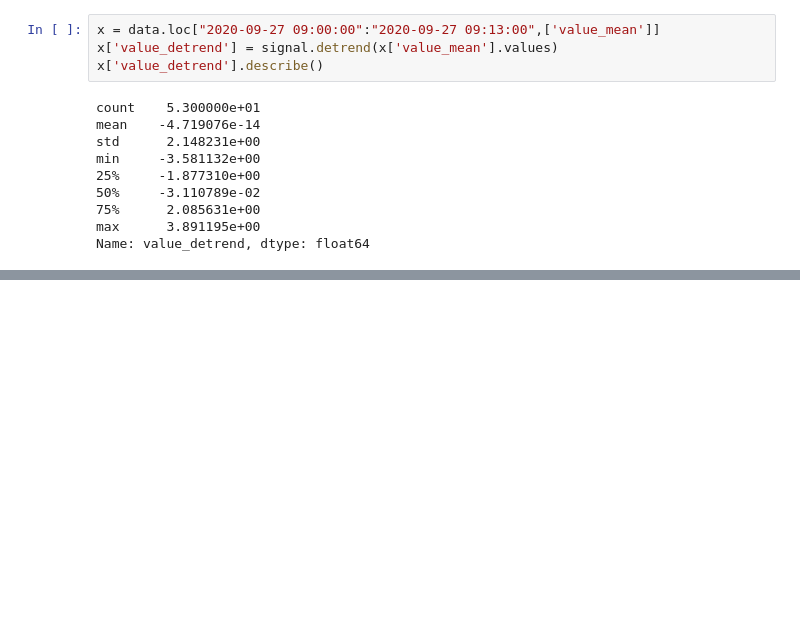
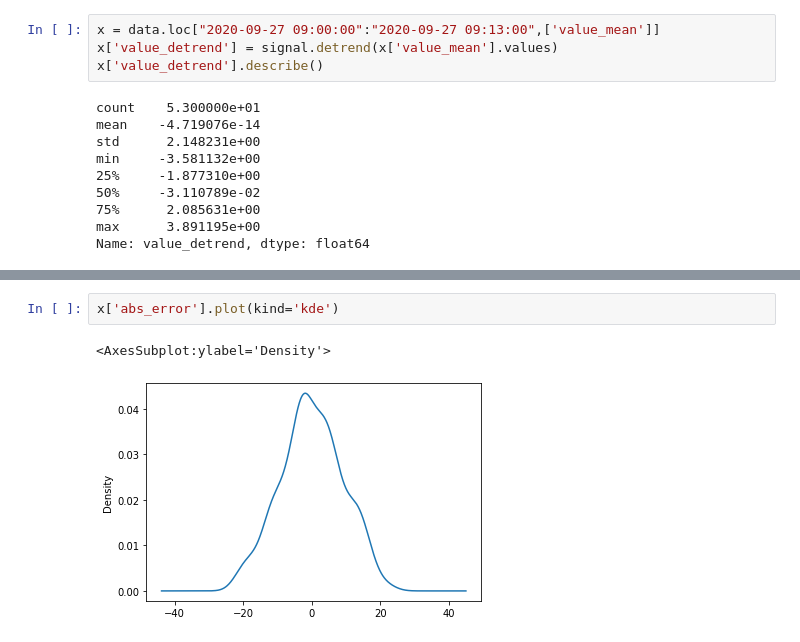
Before and after one commit to jlandercy/cookbook, a Jupyter notebook: python/sensors/MHZ19B/SensorQualification.ipynb, the cells around one changed output, grey strips where cells are left out. Cells and saved outputs as stored; diff of their text form; blank space fills up the shorter version.

```diff
--- a/python/sensors/MHZ19B/SensorQualification.ipynb
+++ b/python/sensors/MHZ19B/SensorQualification.ipynb
@@ -224,0 +273,5 @@ Name: value_detrend, dtype: float64
+# %%
+x['abs_error'].plot(kind='kde')
+# %% [output]
+<AxesSubplot:ylabel='Density'>
+[figure, added]
```
Also changed, not shown: parts of 8 cells of this notebook.
